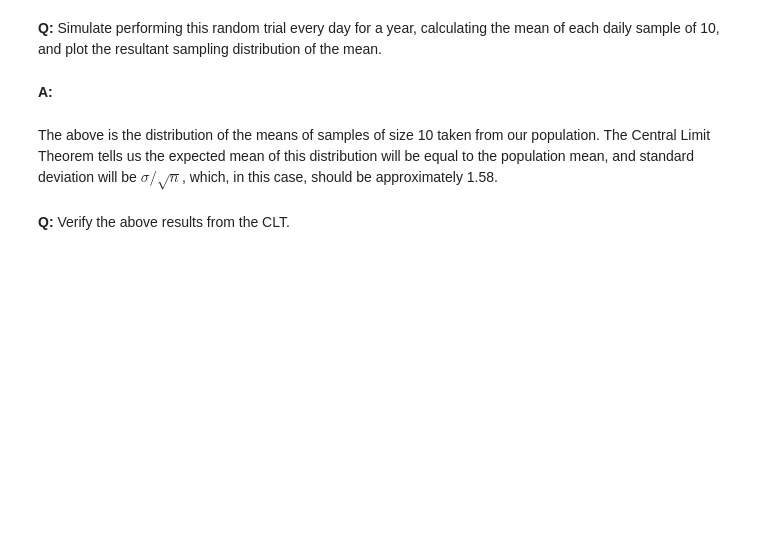
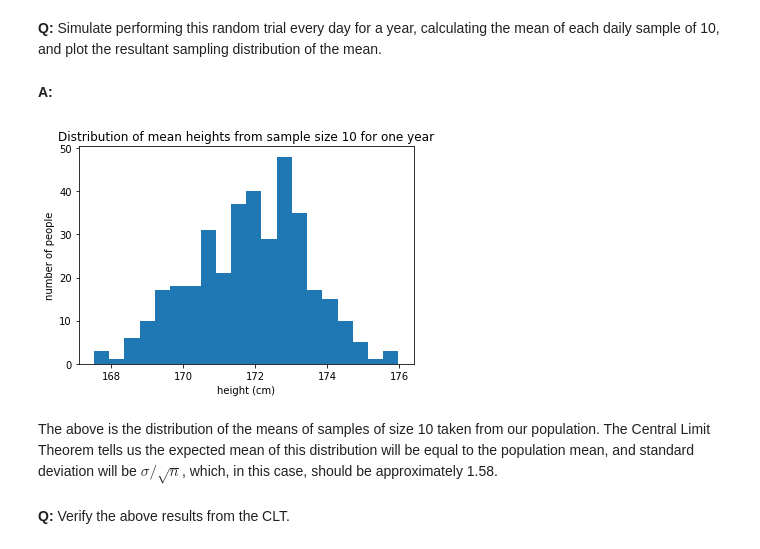
Before and after one commit to michellebonat/inferential-statistics-frequentist-1a, a Jupyter notebook: inferential_statistics_1a-Q6.25.ipynb, the cells around one changed output. Cells and saved outputs as stored; diff of their text form; code cells hidden in the pictures; blank space fills up the shorter version.

Commit message:
Sampling distributions comparison

```diff
--- a/inferential_statistics_1a-Q6.25.ipynb
+++ b/inferential_statistics_1a-Q6.25.ipynb
@@ -223,3 +220,17 @@ seed(47)
+# %%
+seed(47)
+# take your samples here
+daily_sample = []
+mean = []
+for i in range(365):
+    daily_sample.append(townsfolk_sampler(10))
+    mean.append(np.mean(daily_sample[i]))
+_ = plt.hist(mean, bins = 20)
+_ = plt.xlabel('height (cm)')
+_ = plt.ylabel('number of people')
+_ = plt.title('Distribution of mean heights from sample size 10 for one year')
+# %% [output]
+[figure, added]
 # %% [markdown]
 The above is the distribution of the means of samples of size 10 taken from our population. The Central Limit Theorem tells us the expected mean of this distribution will be equal to the population mean, and standard deviation will be $\sigma / \sqrt n$, which, in this case, should be approximately 1.58.
 # %% [markdown]
```
Also changed, not shown: parts of 7 cells of this notebook.
